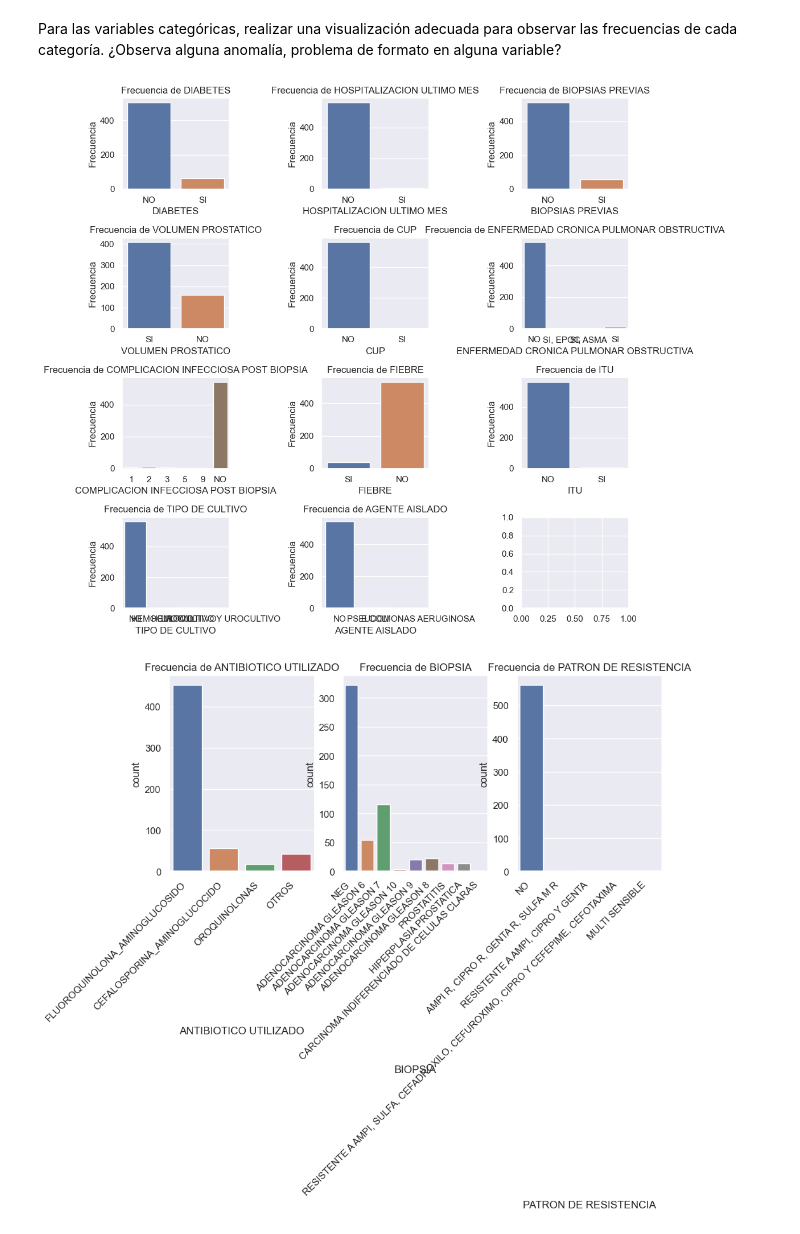
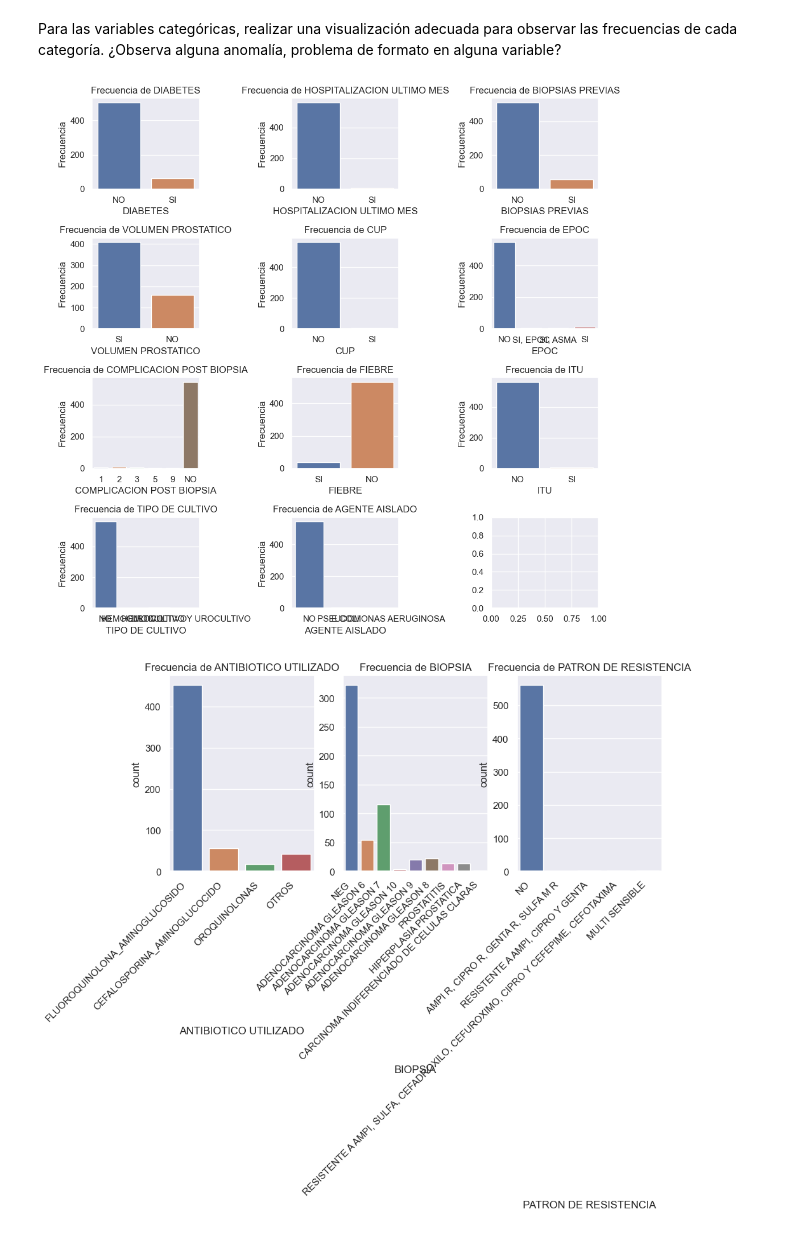
Before and after one commit to Jeremias44/MachineLearningMedicina, a Jupyter notebook: Proyecto_Integrador_2A_Preparacion_de_datos.ipynb, the cells around one changed output. Cells and saved outputs as stored; diff of their text form; code cells hidden in the pictures.

```diff
--- a/Proyecto_Integrador_2A_Preparacion_de_datos.ipynb
+++ b/Proyecto_Integrador_2A_Preparacion_de_datos.ipynb
@@ -24,4 +24,4 @@ from sklearn.preprocessing import OneHotEncoder
 # Importación de los datos
 # %%
 # Importamos el excel como un DataFrame
-Hospital = pd.read_excel(r'C:\Users\Usuario\proyectos PY\SOY HENRY\Bootcamp\M6\Proyecto Integrador\Propuesta 1\HospitalOk.xlsx')
+Hospital = pd.read_excel(r'HospitalOk.xlsx')
@@ -68,9 +106,9 @@ plt.ylabel('Frecuencia')
 plt.tight_layout()  # Ajustamos el espaciado entre subgráficos
 # %% [output]
 [figure]
-# %%
-# Asignamos mediana de EDAD a los dos valores erróneos encontrados
-Hospital.loc[Hospital['EDAD'] > 105, 'EDAD'] = Hospital['EDAD'].median()
+# %%
+# Imputamos las edades erróneas con el valor de la media  de ese modo no influirán en ninguna medida
+Hospital.loc[Hospital['EDAD'] > 105, 'EDAD'] = int(round(Hospital['EDAD'].mean()))
 # %% [markdown]
 Si encontraron datos atípicos, ¿Imputarán o eliminarán los valores? Sustentar.
 # %%
@@ -80,8 +118,8 @@ Si encontraron datos atípicos, ¿Imputarán o eliminarán los valores? Sustenta
 # %% [markdown]
 Para las variables categóricas, realizar una visualización adecuada para observar las frecuencias de cada categoría. ¿Observa alguna anomalía, problema de formato en alguna variable?
 # %%
-# subplots para cada variable categórica
-fig, axes = plt.subplots(nrows=4, ncols=3, figsize=(10, 10))  # número de filas según columnas categóricas
+# Subplots para cada variable categórica
+fig, axes = plt.subplots(nrows=4, ncols=3, figsize=(10, 10))  # número de filas y columnas
 
 # Gráfico de barras para cada variable categórica
 sns.countplot(data=Hospital, x='DIABETES', ax=axes[0,0])
@@ -98,38 +136,37 @@ axes[0,2].set_ylabel('Frecuencia')
 
 sns.countplot(data=Hospital, x='VOLUMEN PROSTATICO', ax=axes[1,0])
 axes[1,0].set_title('Frecuencia de VOLUMEN PROSTATICO')
 axes[1,0].set_ylabel('Frecuencia')
 
 sns.countplot(data=Hospital, x='CUP', ax=axes[1,1])
 axes[1,1].set_title('Frecuencia de CUP')
 axes[1,1].set_ylabel('Frecuencia')
 
-sns.countplot(data=Hospital, x='ENFERMEDAD CRONICA PULMONAR OBSTRUCTIVA', ax=axes[1,2])
-axes[1,2].set_title('Frecuencia de ENFERMEDAD CRONICA PULMONAR OBSTRUCTIVA')
+sns.countplot(data=Hospital, x='EPOC', ax=axes[1,2])
+axes[1,2].set_title('Frecuencia de EPOC')
 axes[1,2].set_ylabel('Frecuencia')
 
-sns.countplot(data=Hospital, x='COMPLICACION INFECCIOSA POST BIOPSIA', ax=axes[2,0])
-axes[2,0].set_title('Frecuencia de COMPLICACION INFECCIOSA POST BIOPSIA')
+sns.countplot(data=Hospital, x='COMPLICACION POST BIOPSIA', ax=axes[2,0])
+axes[2,0].set_title('Frecuencia de COMPLICACION POST BIOPSIA')
 axes[2,0].set_ylabel('Frecuencia')
 
 sns.countplot(data=Hospital, x='FIEBRE', ax=axes[2,1])
 axes[2,1].set_title('Frecuencia de FIEBRE')
 axes[2,1].set_ylabel('Frecuencia')
 
 sns.countplot(data=Hospital, x='ITU', ax=axes[2,2])
 axes[2,2].set_title('Frecuencia de ITU')
 axes[2,2].set_ylabel('Frecuencia')
 
 sns.countplot(data=Hospital, x='TIPO DE CULTIVO', ax=axes[3,0])
 axes[3,0].set_title('Frecuencia de TIPO DE CULTIVO')
 axes[3,0].set_ylabel('Frecuencia')
 
 sns.countplot(data=Hospital, x='AGENTE AISLADO', ax=axes[3,1])
 axes[3,1].set_title('Frecuencia de AGENTE AISLADO')
 axes[3,1].set_ylabel('Frecuencia')
 
-# diseño de los subplots
-plt.tight_layout()
+plt.tight_layout() # diseño de los subplots
 # %% [output]
-[figure, old version]
+[figure, new version]
 # %%
```
Also changed, not shown: parts of 36 cells of this notebook, 7 other files.
